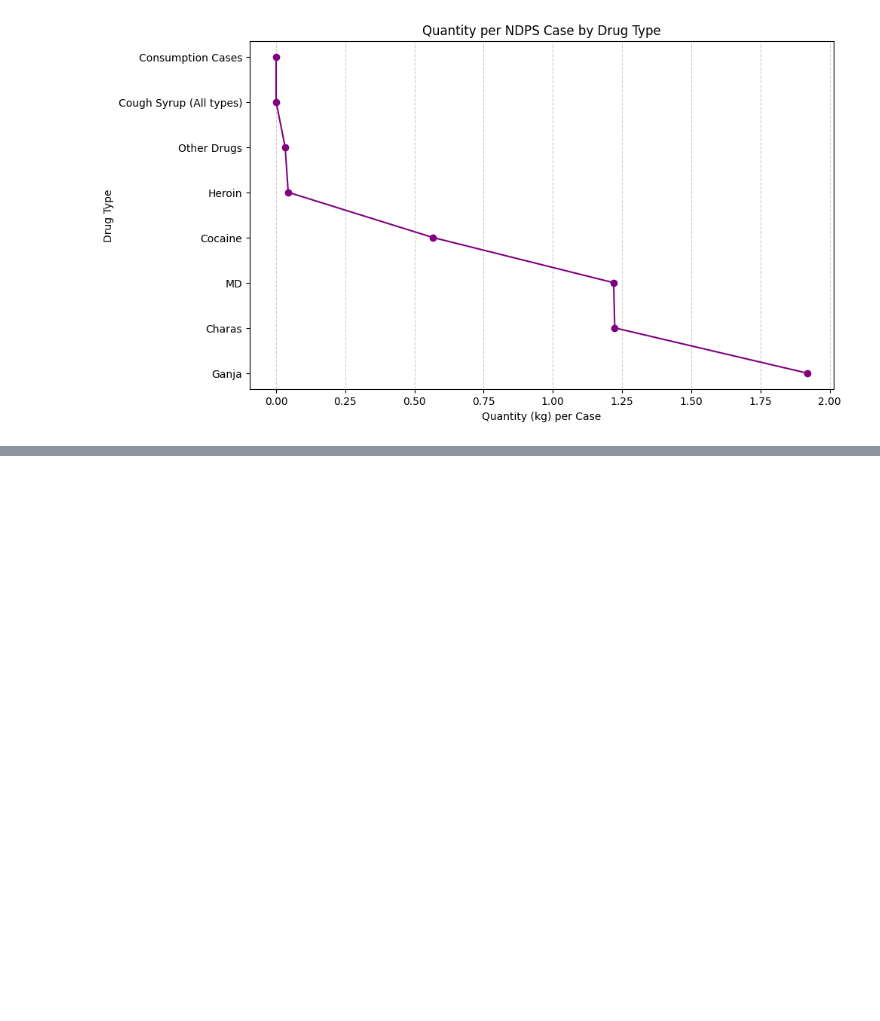
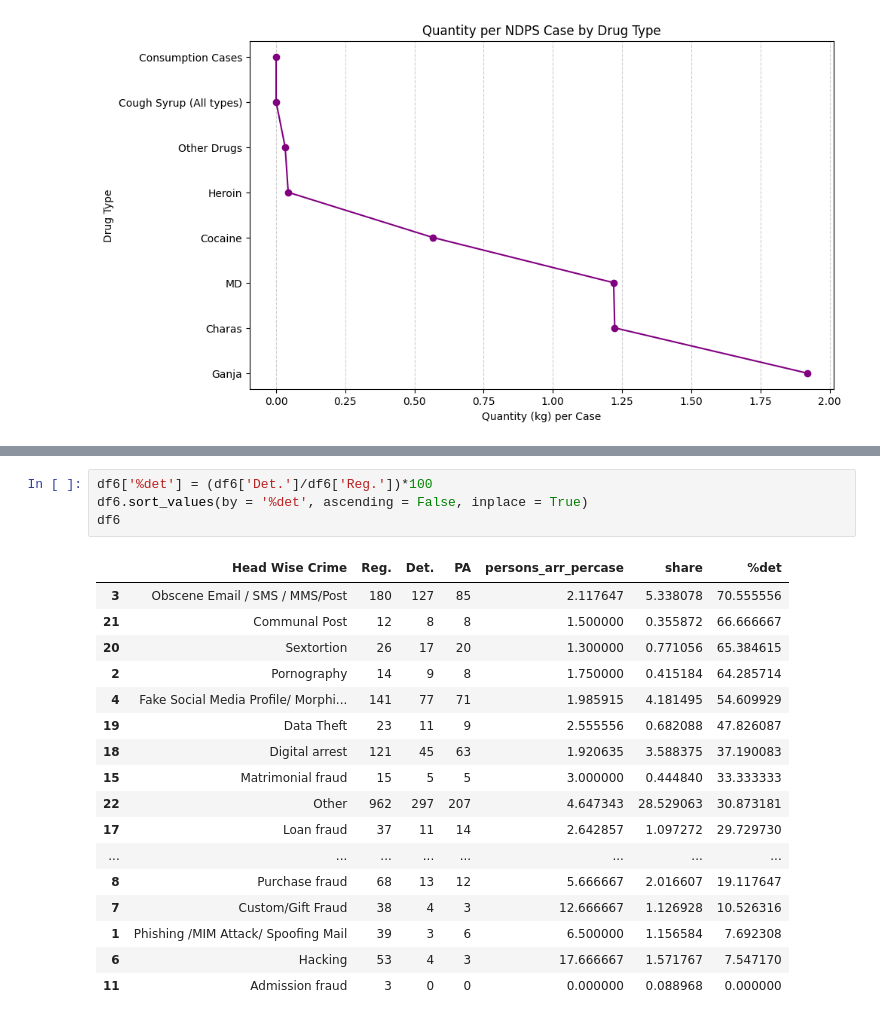
Before and after one commit to mrunmayee3108/Mumbai-Crime-data-analysis, a Jupyter notebook: crime_analysis.ipynb, the cells around one changed output, grey strips where cells are left out. Drawn from its saved outputs; the diff is of its cells as text; blank space fills up the shorter version.

```diff
--- a/crime_analysis.ipynb
+++ b/crime_analysis.ipynb
@@ -354,0 +477,22 @@ plt.show()
+# %%
+df6['%det'] = (df6['Det.']/df6['Reg.'])*100
+df6.sort_values(by = '%det', ascending = False, inplace = True)
+df6
+# %% [output]
+|  | Head Wise Crime | Reg. | Det. | PA | persons_arr_percase | share | %det |
+| 3 | Obscene Email / SMS / MMS/Post | 180 | 127 | 85 | 2.117647 | 5.338078 | 70.555556 |
+| 21 | Communal Post | 12 | 8 | 8 | 1.500000 | 0.355872 | 66.666667 |
+| 20 | Sextortion | 26 | 17 | 20 | 1.300000 | 0.771056 | 65.384615 |
+| 2 | Pornography | 14 | 9 | 8 | 1.750000 | 0.415184 | 64.285714 |
+| 4 | Fake Social Media Profile/ Morphi... | 141 | 77 | 71 | 1.985915 | 4.181495 | 54.609929 |
+| 19 | Data Theft | 23 | 11 | 9 | 2.555556 | 0.682088 | 47.826087 |
+| 18 | Digital arrest | 121 | 45 | 63 | 1.920635 | 3.588375 | 37.190083 |
+| 15 | Matrimonial fraud | 15 | 5 | 5 | 3.000000 | 0.444840 | 33.333333 |
+| 22 | Other | 962 | 297 | 207 | 4.647343 | 28.529063 | 30.873181 |
+| 17 | Loan fraud | 37 | 11 | 14 | 2.642857 | 1.097272 | 29.729730 |
+| ... | ... | ... | ... | ... | ... | ... | ... |
+| 8 | Purchase fraud | 68 | 13 | 12 | 5.666667 | 2.016607 | 19.117647 |
+| 7 | Custom/Gift Fraud | 38 | 4 | 3 | 12.666667 | 1.126928 | 10.526316 |
+| 1 | Phishing /MIM Attack/ Spoofing Mail | 39 | 3 | 6 | 6.500000 | 1.156584 | 7.692308 |
+| 6 | Hacking | 53 | 4 | 3 | 17.666667 | 1.571767 | 7.547170 |
+| 11 | Admission fraud | 3 | 0 | 0 | 0.000000 | 0.088968 | 0.000000 |
```
Also changed, not shown: parts of 21 cells of this notebook.
